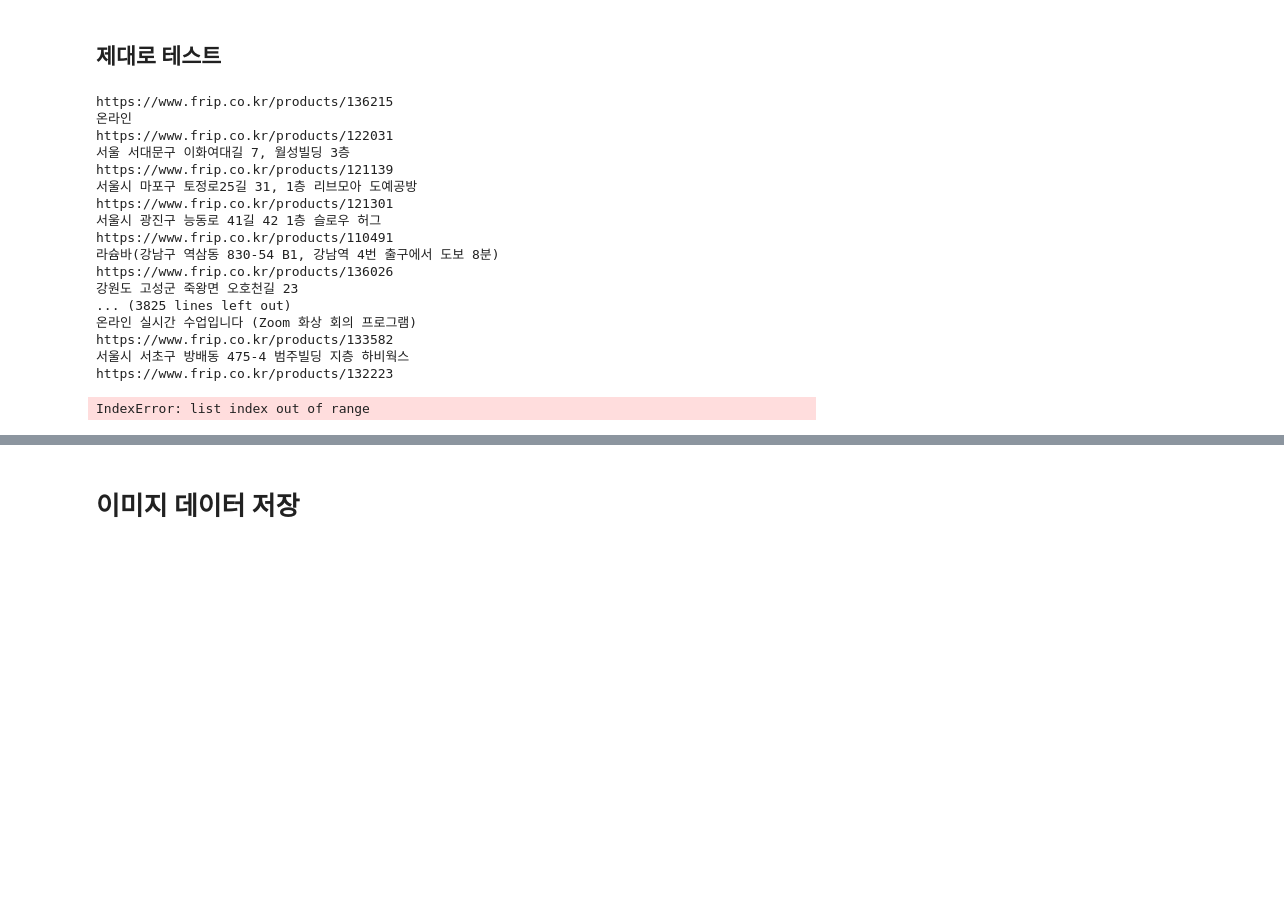
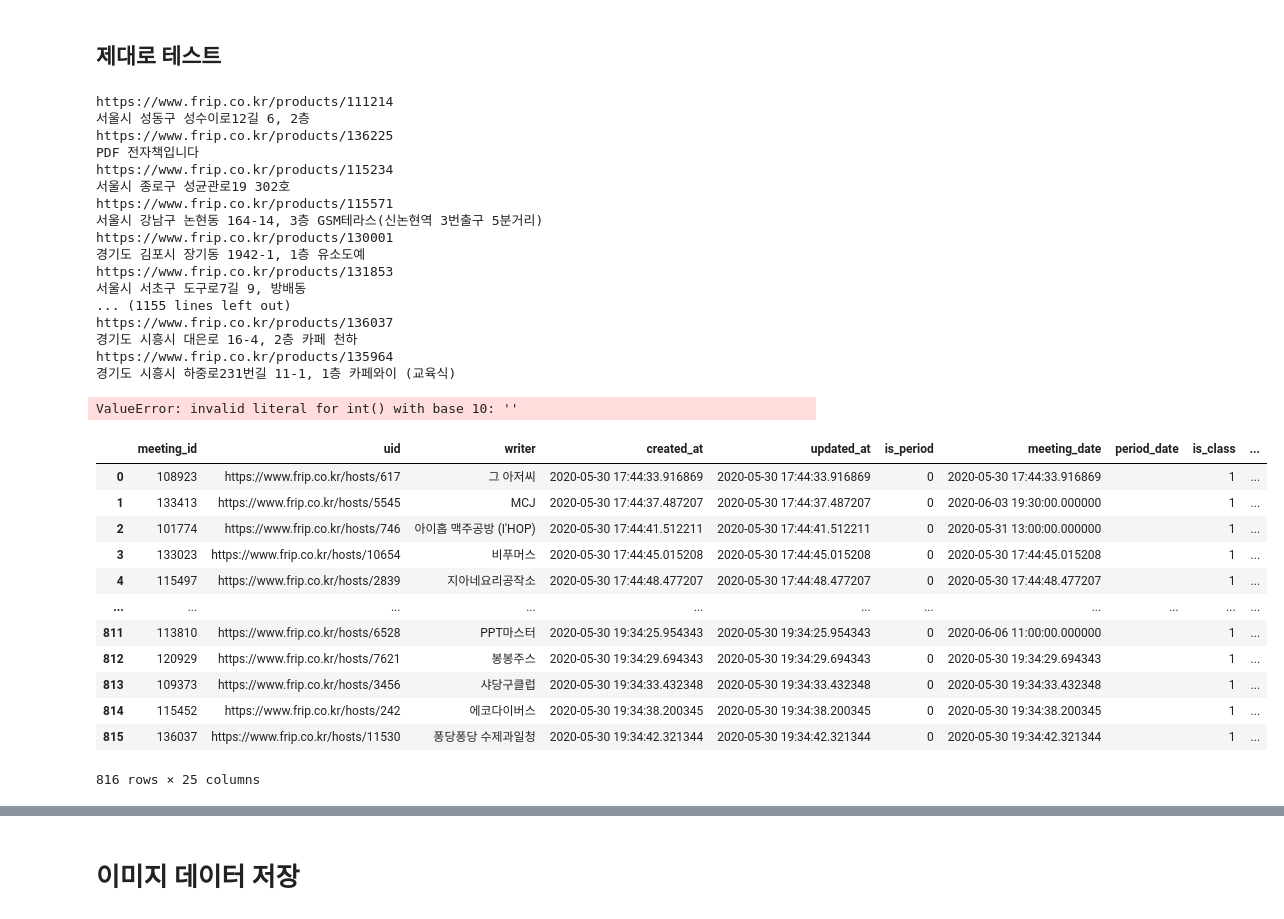
Before and after one commit to sht3898/wiselife, a Jupyter notebook: Data/parsing.ipynb, the cells around one changed output, grey strips where cells are left out. Cells and saved outputs as stored; diff of their text form; code cells hidden in the pictures; blank space fills up the shorter version.

Commit message:
S02P31B105-113 | 200530 | data_frame 수정

```diff
--- a/Data/parsing.ipynb
+++ b/Data/parsing.ipynb
@@ -270,7 +273,7 @@ image_columns = (
 meetings = []
 images = []
 # %%
-for link in range(350, len(new_links)):
+for link in range(246, len(new_links)):
     print(new_links[link])
     driver.get(new_links[link])
     time.sleep(2)
@@ -278,7 +281,7 @@ for link in range(350, len(new_links)):
     soup = BeautifulSoup(html, 'html.parser')
     meeting_id = new_links[link].split('/')[-1]
     uid = driver.find_element_by_class_name('nCgAM').find_element_by_tag_name('a').get_attribute('href')
-    writer = soup.select_one('span.gYdgbL')
+    writer = soup.select_one('span.gYdgbL').text
     created_at = datetime.now()
     updated_at = datetime.now()
     is_period = 0
@@ -288,7 +291,7 @@ for link in range(350, len(new_links)):
         continue
     elif temp[-3].text[0].isdigit():
         temp_date = ''
-        for t in temp[1].text:
+        for t in temp[-3].text:
             if t == '외':
                 break
             if t in '(월화수목금토일요일년)':
@@ -317,16 +320,20 @@ for link in range(350, len(new_links)):
         if not t.isdigit():
             break
         like_temp += t
-    try:
-        like_cnt = int(like_temp)
-    except:
-        like_cnt = 0
+    like_cnt = int(like_temp)
     view_cnt = 0
     score = 0
     if temp[-1].text[6].isdigit():
         score = float(temp[-1].text[6:])
     main_category = 0
     tags = ''
+    title = soup.select_one('h1.jVCVBk').text
+    if len(soup.select_one('div.sc-kRCAcj').text[:-5].split(' ')) > 1:
+        area1 = soup.select_one('div.sc-kRCAcj').text[:-5].split(' ')[0]
+        area2 = soup.select_one('div.sc-kRCAcj').text[:-5].split(' ')[1]
+    else:
+        area1 = ''
+        area2 = ''
 
     # 이미지 저장
     images_link = driver.find_elements_by_class_name('cljRKC')
@@ -359,7 +366,11 @@ for link in range(350, len(new_links)):
         view_cnt,
         score,
         main_category,
-        tags
+        tags,
+        title,
+        area1,
+        area2
+
     ]
     )
 
@@ -370,26 +381,41 @@ for link in range(350, len(new_links)):
     ]
     )
 # %% [output]
-https://www.frip.co.kr/products/136215
-온라인
-https://www.frip.co.kr/products/122031
-서울 서대문구 이화여대길 7, 월성빌딩 3층
-https://www.frip.co.kr/products/121139
-서울시 마포구 토정로25길 31, 1층 리브모아 도예공방
-https://www.frip.co.kr/products/121301
-서울시 광진구 능동로 41길 42 1층 슬로우 허그
-https://www.frip.co.kr/products/110491
-라슘바(강남구 역삼동 830-54 B1, 강남역 4번 출구에서 도보 8분)
-https://www.frip.co.kr/products/136026
-강원도 고성군 죽왕면 오호천길 23
-... (3825 lines left out)
-온라인 실시간 수업입니다 (Zoom 화상 회의 프로그램)
-https://www.frip.co.kr/products/133582
-서울시 서초구 방배동 475-4 범주빌딩 지층 하비웍스
-https://www.frip.co.kr/products/132223
+https://www.frip.co.kr/products/111214
+서울시 성동구 성수이로12길 6, 2층
+https://www.frip.co.kr/products/136225
+PDF 전자책입니다
+https://www.frip.co.kr/products/115234
+서울시 종로구 성균관로19 302호
+https://www.frip.co.kr/products/115571
+서울시 강남구 논현동 164-14, 3층 GSM테라스(신논현역 3번출구 5분거리)
+https://www.frip.co.kr/products/130001
+경기도 김포시 장기동 1942-1, 1층 유소도예
+https://www.frip.co.kr/products/131853
+서울시 서초구 도구로7길 9, 방배동
+... (1155 lines left out)
+https://www.frip.co.kr/products/136037
+경기도 시흥시 대은로 16-4, 2층 카페 천하
+https://www.frip.co.kr/products/135964
+경기도 시흥시 하중로231번길 11-1, 1층 카페와이 (교육식)
-IndexError: list index out of range
+ValueError: invalid literal for int() with base 10: ''
 # %%
 meeting_frame = pd.DataFrame(data=meetings, columns=meeting_columns)
+meeting_frame
+# %% [output]
+|  | meeting_id | uid | writer | created_at | updated_at | is_period | meeting_date | period_date | is_class | ... |
+| 0 | 108923 | https://www.frip.co.kr/hosts/617 | 그 아저씨 | 2020-05-30 17:44:33.916869 | 2020-05-30 17:44:33.916869 | 0 | 2020-05-30 17:44:33.916869 |  | 1 | ... |
+| 1 | 133413 | https://www.frip.co.kr/hosts/5545 | MCJ | 2020-05-30 17:44:37.487207 | 2020-05-30 17:44:37.487207 | 0 | 2020-06-03 19:30:00.000000 |  | 1 | ... |
+| 2 | 101774 | https://www.frip.co.kr/hosts/746 | 아이홉 맥주공방 (I'HOP) | 2020-05-30 17:44:41.512211 | 2020-05-30 17:44:41.512211 | 0 | 2020-05-31 13:00:00.000000 |  | 1 | ... |
+| 3 | 133023 | https://www.frip.co.kr/hosts/10654 | 비푸머스 | 2020-05-30 17:44:45.015208 | 2020-05-30 17:44:45.015208 | 0 | 2020-05-30 17:44:45.015208 |  | 1 | ... |
+| 4 | 115497 | https://www.frip.co.kr/hosts/2839 | 지아네요리공작소 | 2020-05-30 17:44:48.477207 | 2020-05-30 17:44:48.477207 | 0 | 2020-05-30 17:44:48.477207 |  | 1 | ... |
+| ... | ... | ... | ... | ... | ... | ... | ... | ... | ... | ... |
+| 811 | 113810 | https://www.frip.co.kr/hosts/6528 | PPT마스터 | 2020-05-30 19:34:25.954343 | 2020-05-30 19:34:25.954343 | 0 | 2020-06-06 11:00:00.000000 |  | 1 | ... |
+| 812 | 120929 | https://www.frip.co.kr/hosts/7621 | 봉봉주스 | 2020-05-30 19:34:29.694343 | 2020-05-30 19:34:29.694343 | 0 | 2020-05-30 19:34:29.694343 |  | 1 | ... |
+| 813 | 109373 | https://www.frip.co.kr/hosts/3456 | 샤당구클럽 | 2020-05-30 19:34:33.432348 | 2020-05-30 19:34:33.432348 | 0 | 2020-05-30 19:34:33.432348 |  | 1 | ... |
+| 814 | 115452 | https://www.frip.co.kr/hosts/242 | 에코다이버스 | 2020-05-30 19:34:38.200345 | 2020-05-30 19:34:38.200345 | 0 | 2020-05-30 19:34:38.200345 |  | 1 | ... |
+| 815 | 136037 | https://www.frip.co.kr/hosts/11530 | 퐁당퐁당 수제과일청 | 2020-05-30 19:34:42.321344 | 2020-05-30 19:34:42.321344 | 0 | 2020-05-30 19:34:42.321344 |  | 1 | ... |
+816 rows × 25 columns
 # %%
 meeting_frame.to_csv('./meeting_data.csv', header=True,index=False, encoding='utf-8-sig')
 # %%
```
Also changed, not shown: parts of 5 cells of this notebook, 3 other files.
